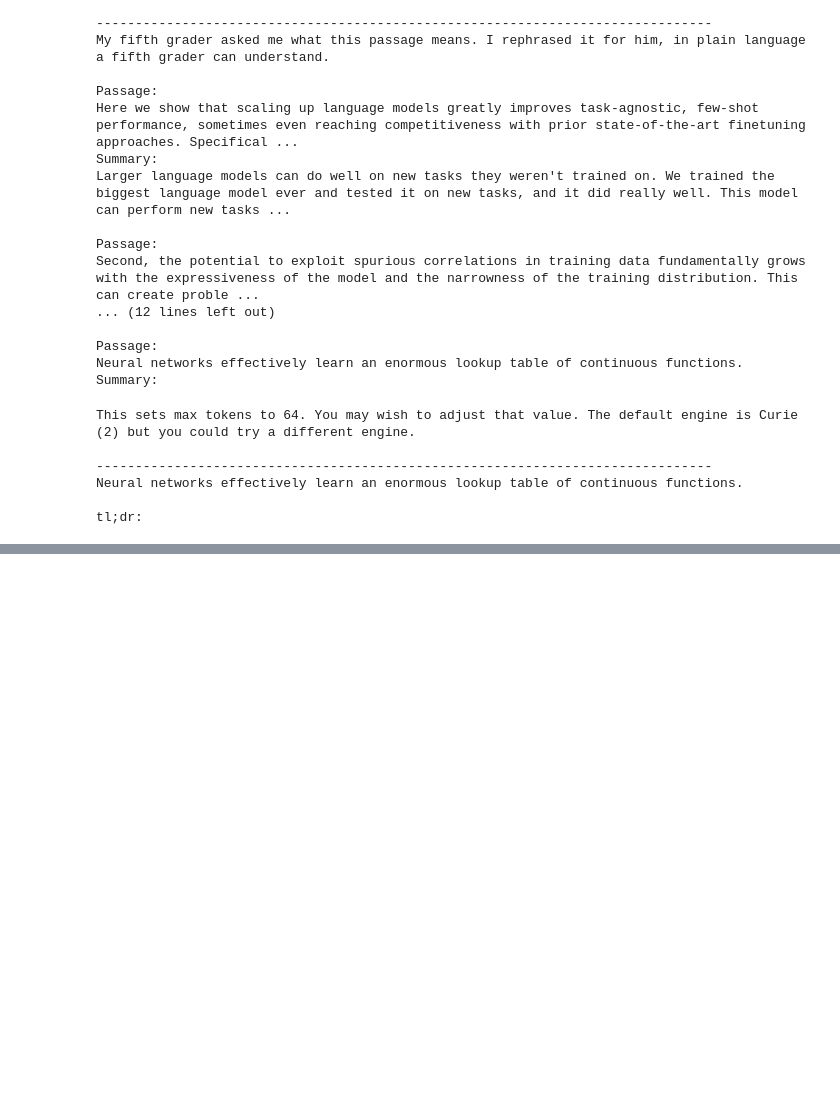
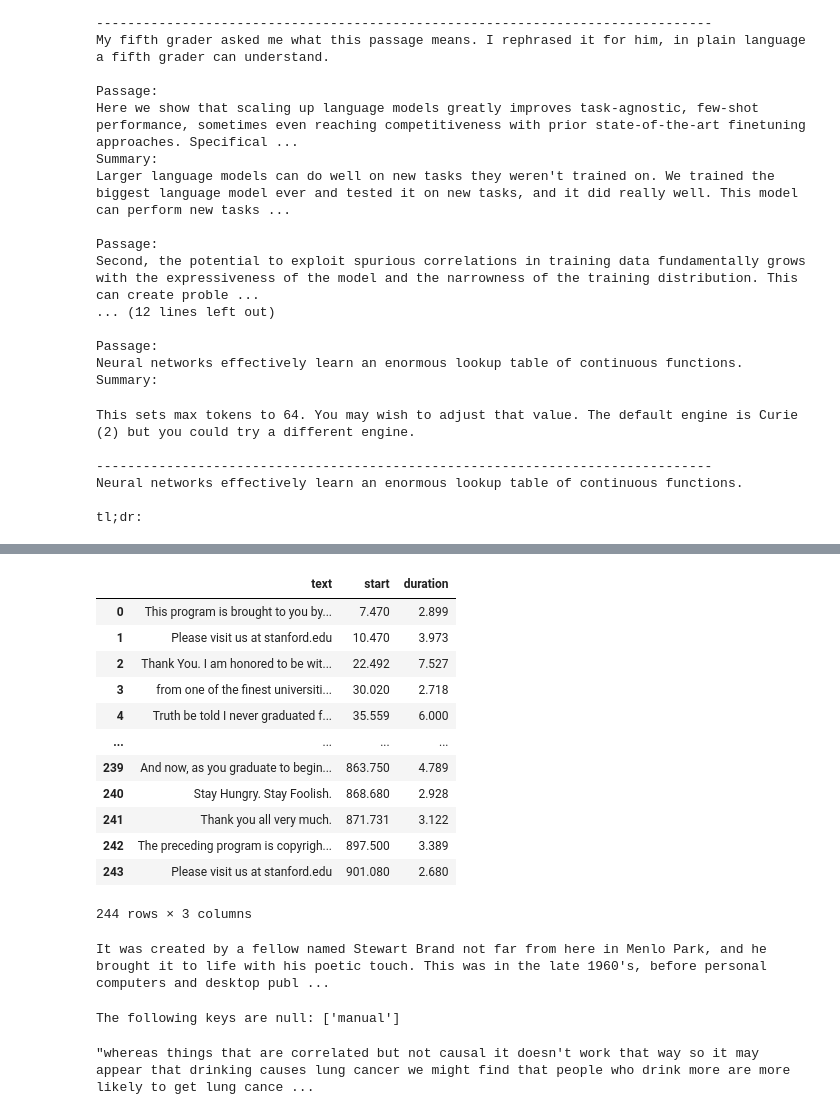
Before and after one commit to hdmamin/jabberwocky, a Jupyter notebook: notebooks/nb02-youtube-api-playground.ipynb, the cells around one changed output, grey strips where cells are left out. Drawn from its saved outputs; the diff is of its cells as text; code cells hidden in the pictures; blank space fills up the shorter version.

```diff
--- a/notebooks/nb02-youtube-api-playground.ipynb
+++ b/notebooks/nb02-youtube-api-playground.ipynb
@@ -649,0 +822,30 @@ tl;dr:
+# %%
+res.manual
+# %% [output]
+|  | text | start | duration |
+| 0 | This program is brought to you by... | 7.470 | 2.899 |
+| 1 | Please visit us at stanford.edu | 10.470 | 3.973 |
+| 2 | Thank You. I am honored to be wit... | 22.492 | 7.527 |
+| 3 | from one of the finest universiti... | 30.020 | 2.718 |
+| 4 | Truth be told I never graduated f... | 35.559 | 6.000 |
+| ... | ... | ... | ... |
+| 239 | And now, as you graduate to begin... | 863.750 | 4.789 |
+| 240 | Stay Hungry. Stay Foolish. | 868.680 | 2.928 |
+| 241 | Thank you all very much. | 871.731 | 3.122 |
+| 242 | The preceding program is copyrigh... | 897.500 | 3.389 |
+| 243 | Please visit us at stanford.edu | 901.080 | 2.680 |
+244 rows × 3 columns
+# %%
+print(text_segment(res.manual, 800, 860))
+# %% [output]
+It was created by a fellow named Stewart Brand not far from here in Menlo Park, and he brought it to life with his poetic touch. This was in the late 1960's, before personal computers and desktop publ ...
+# %%
+stats_url = 'https://www.youtube.com/watch?v=W1Xg-G4k_EU'
+stats_trans = get_transcripts(stats_url)
+# %% [output]
+The following keys are null: ['manual']
+# %%
+txt = text_segment(stats_trans.generated, 120, 240)
+txt
+# %% [output]
+"whereas things that are correlated but not causal it doesn't work that way so it may appear that drinking causes lung cancer we might find that people who drink more are more likely to get lung cance ...
```
Also changed, not shown: parts of 25 cells of this notebook, 5 other files.
